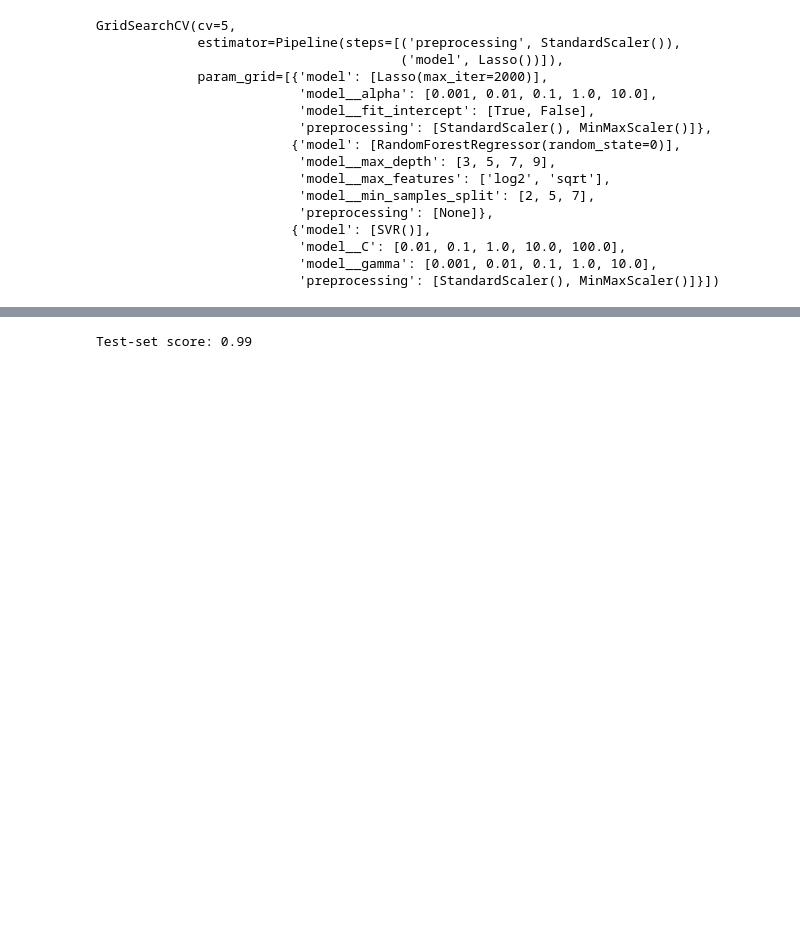
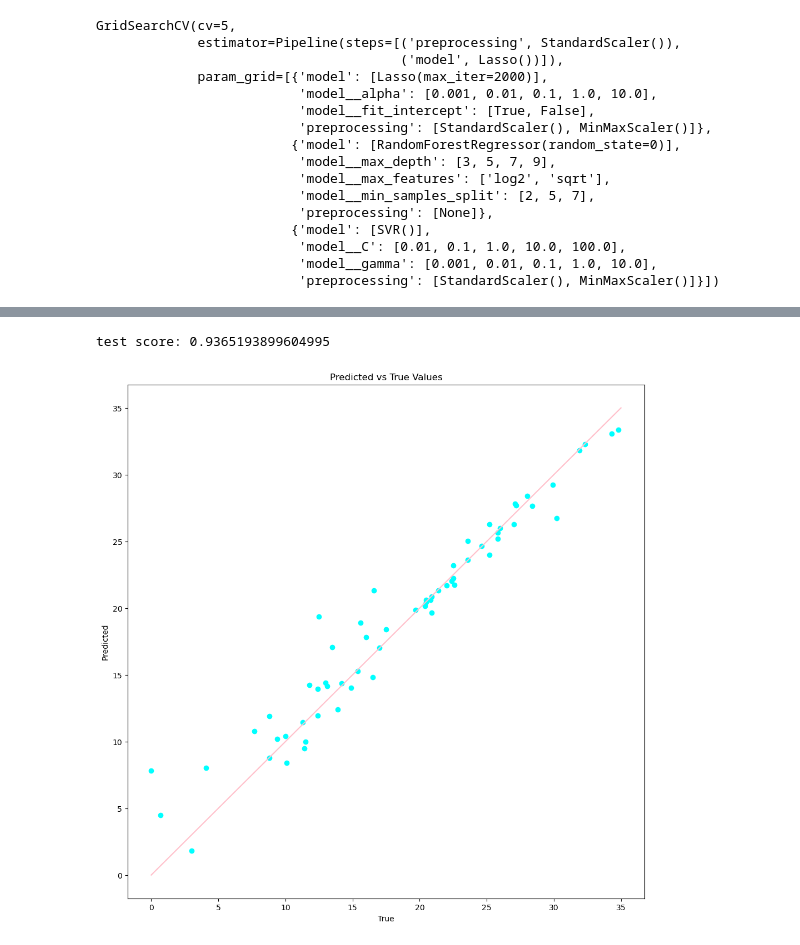
Before and after one commit to MarcusLieu/ENSF-444-final-project, a Jupyter notebook: script.ipynb, the cells around one changed output, grey strips where cells are left out. Drawn from its saved outputs; the diff is of its cells as text; code cells hidden in the pictures; blank space fills up the shorter version.

Commit message:
added visualization

```diff
--- a/script.ipynb
+++ b/script.ipynb
@@ -142,6 +158,26 @@ grid_results.sort_values(by="rank_test_score").head(20)
 20 rows × 22 columns
-# %%
-# print test score
-print("Test-set score: {:.2f}".format(grid.score(X_test, y_test)))
-# %% [output]
-Test-set score: 0.99
+# %%
+# print test score
+from sklearn.metrics import r2_score
+
+best_model = SVR(C=100, gamma=0.1)
+best_scaler = StandardScaler()
+best_scaler.fit(X_train)
+X_train_scaled = best_scaler.transform(X_train)
+X_test_scaled = best_scaler.transform(X_test)
+best_model.fit(X_train_scaled, y_train)
+y_pred = best_model.predict(X_test_scaled)
+print(f"test score: {r2_score(y_test, y_pred)}")
+# %% [output]
+test score: 0.9365193899604995
+# %%
+# visualize results (predicted vs true)
+plt.figure(figsize=(12, 12))
+plt.scatter(y_test, y_pred, c="cyan")
+plt.plot([0, 35], [0, 35], c="pink")
+plt.xlabel("True")
+plt.ylabel("Predicted")
+plt.title("Predicted vs True Values")
+plt.show()
+# %% [output]
+[figure, added]
```
Also changed, not shown: parts of 3 cells of this notebook.
